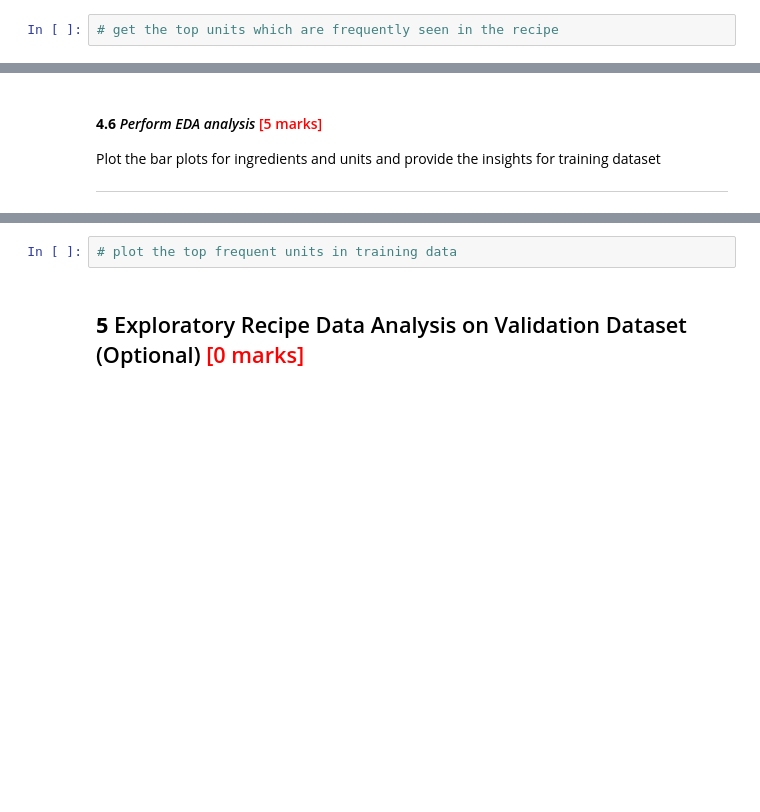
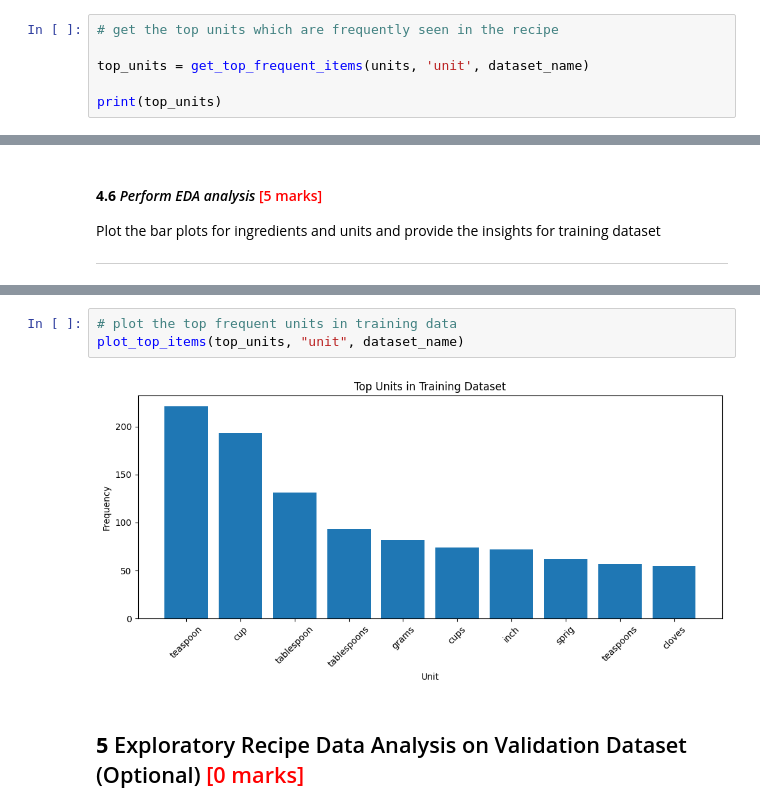
Before and after one commit to nishantab95/ingredients-assignments, a Jupyter notebook: Identifying_Key_Entities_Recipe_Data_Starter.ipynb, the cells around one changed output, grey strips where cells are left out. Cells and saved outputs as stored; diff of their text form; blank space fills up the shorter version.

```diff
--- a/Identifying_Key_Entities_Recipe_Data_Starter.ipynb
+++ b/Identifying_Key_Entities_Recipe_Data_Starter.ipynb
@@ -289,2 +409,6 @@ Execute this function separately for top 10 most units and ingredients
 # %%
 # get the top units which are frequently seen in the recipe
+
+top_units = get_top_frequent_items(units, 'unit', dataset_name)
+
+print(top_units)
@@ -307,5 +454,8 @@ Plot the bar plots for ingredients and units and provide the insights for traini
 # %%
 # plot the top frequent units in training data
+plot_top_items(top_units, "unit", dataset_name)
+# %% [output]
+[figure, added]
 # %% [markdown]
 ## **5** Exploratory Recipe Data Analysis on Validation Dataset (Optional)<font color = red> [0 marks]</font> <br>
 # %% [markdown]
```
Also changed, not shown: parts of 41 cells of this notebook.
